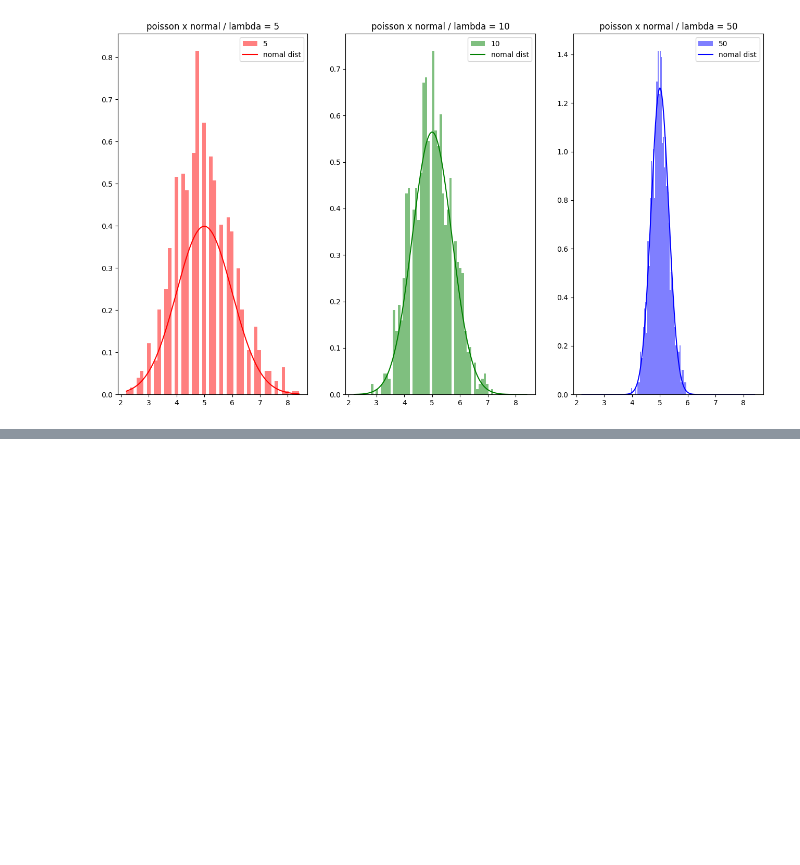
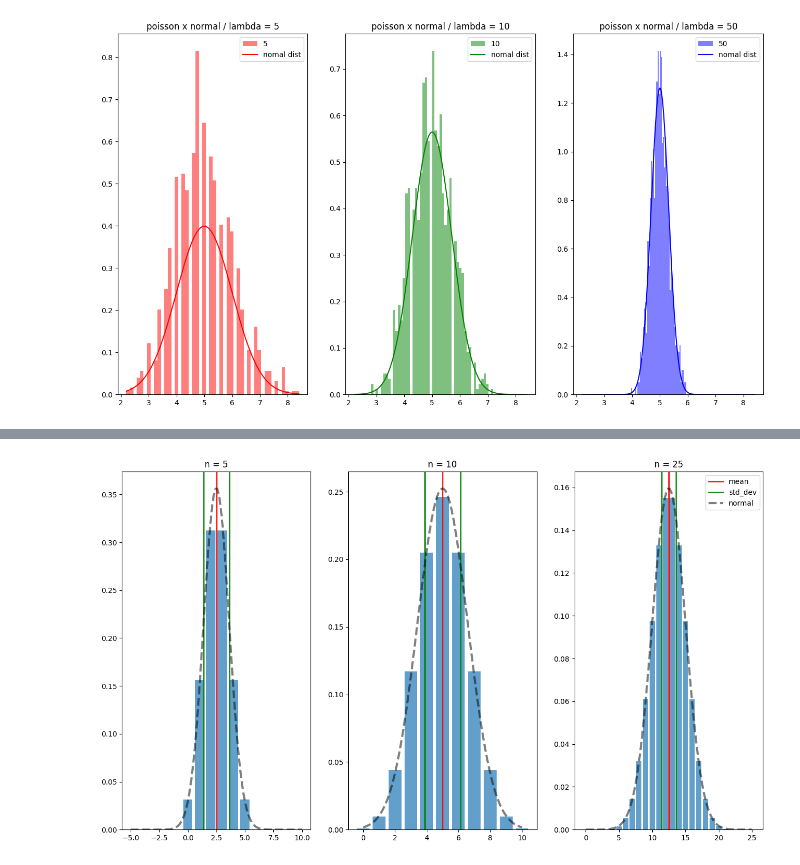
Before and after one commit to LucasMartelloNogueira/CLT_demonstration, a Jupyter notebook: tlc_prova.ipynb, the cells around one changed output, grey strips where cells are left out. Cells and saved outputs as stored; diff of their text form; code cells hidden in the pictures; blank space fills up the shorter version.

```diff
--- a/tlc_prova.ipynb
+++ b/tlc_prova.ipynb
@@ -102,0 +129,69 @@ plt.show()
+# %%
+# expanding to more plots
+
+fig, (ax0, ax1, ax2) = plt.subplots(1, 3, figsize=(16, 9))
+# plt.show()
+
+num_experiments = [5, 10, 25]
+binom_tables = {0: {}, 1: {}, 2: {}}
+
+for n, table in zip(num_experiments, binom_tables.values()):
+    for k in range(n+1):
+        table[k] = binom.pmf(k, n, p)
+
+
+
+ax0_mean = num_experiments[0] * p
+ax0_std_deviation = np.sqrt(num_experiments[0] * p * (1-p))
+ax0.set_title(f"n = {num_experiments[0]}")
+
+ax0.bar(binom_tables[0].keys(), binom_tables[0].values(), alpha=0.7)
+
+ax0.axvline(ax0_mean, color="red", label="mean", linewidth=2, alpha=0.9)
+ax0.axvline(ax0_mean-ax0_std_deviation, ymin=0, ymax=max(binom_tables[0]), color="green", label="std_dev", linewidth=2, alpha=0.9)
+ax0.axvline(ax0_mean+ax0_std_deviation, ymin=0, ymax=max(binom_tables[0]), color="green", linewidth=2, alpha=0.9)
+
+ax0_norm_x = np.linspace(-5, num_experiments[0]+5, 100)
+ax0_norm_y = norm.pdf(ax0_norm_x, loc=ax0_mean, scale=ax0_std_deviation)
+ax0.plot(ax0_norm_x, ax0_norm_y, "--k", linewidth=3, alpha=0.5)
+
+
+
+
+ax1_mean = num_experiments[1] * p
+ax1_std_deviation = np.sqrt(num_experiments[1] * p * (1-p))
+ax1.set_title(f"n = {num_experiments[1]}")
+
+
+ax1.bar(binom_tables[1].keys(), binom_tables[1].values(), alpha=0.7)
+
+ax1.axvline(ax1_mean, color="red", label="mean", linewidth=2, alpha=0.9)
+ax1.axvline(ax1_mean-ax0_std_deviation, ymin=0, ymax=max(binom_tables[1]), color="green", label="std_dev", linewidth=2, alpha=0.9)
+ax1.axvline(ax1_mean+ax0_std_deviation, ymin=0, ymax=max(binom_tables[1]), color="green", linewidth=2, alpha=0.9)
+
+ax1_norm_x = np.linspace(0, num_experiments[1], 100)
+ax1_norm_y = norm.pdf(ax1_norm_x, loc=ax1_mean, scale=ax1_std_deviation)
+ax1.plot(ax1_norm_x, ax1_norm_y, "--k", linewidth=3, alpha=0.5)
+
+
+
+
+ax2_mean = num_experiments[2] * p
+ax2_std_deviation = np.sqrt(num_experiments[2] * p * (1-p))
+ax2.set_title(f"n = {num_experiments[2]}")
+
+ax2.bar(binom_tables[2].keys(), binom_tables[2].values(), alpha=0.7)
+
+ax2.axvline(ax2_mean, color="red", label="mean", linewidth=2, alpha=0.9)
+ax2.axvline(ax2_mean-ax0_std_deviation, ymin=0, ymax=max(binom_tables[2]), color="green", label="std_dev", linewidth=2, alpha=0.9)
+ax2.axvline(ax2_mean+ax0_std_deviation, ymin=0, ymax=max(binom_tables[2]), color="green", linewidth=2, alpha=0.9)
+
+ax2_norm_x = np.linspace(0, num_experiments[2], 100)
+ax2_norm_y = norm.pdf(ax2_norm_x, loc=ax2_mean, scale=ax2_std_deviation)
+ax2.plot(ax2_norm_x, ax2_norm_y, "--k", linewidth=3, alpha=0.5, label="normal")
+
+
+plt.legend()
+plt.show()
+# %% [output]
+[figure, added]
```
Also changed, not shown: parts of 4 cells of this notebook, 1 other file.
